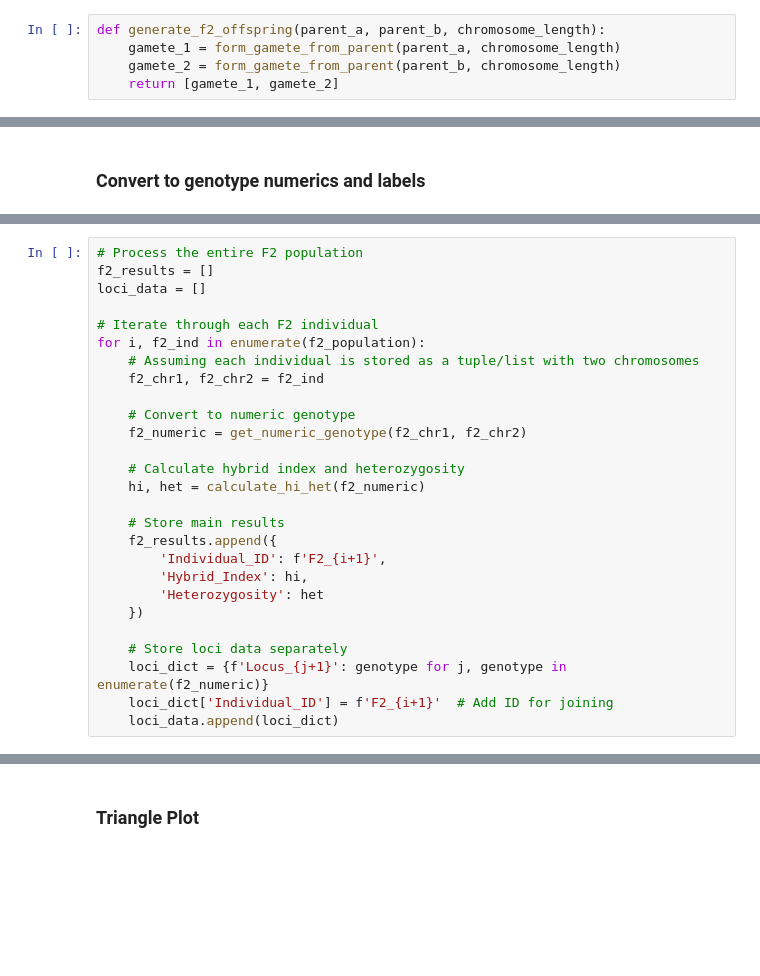
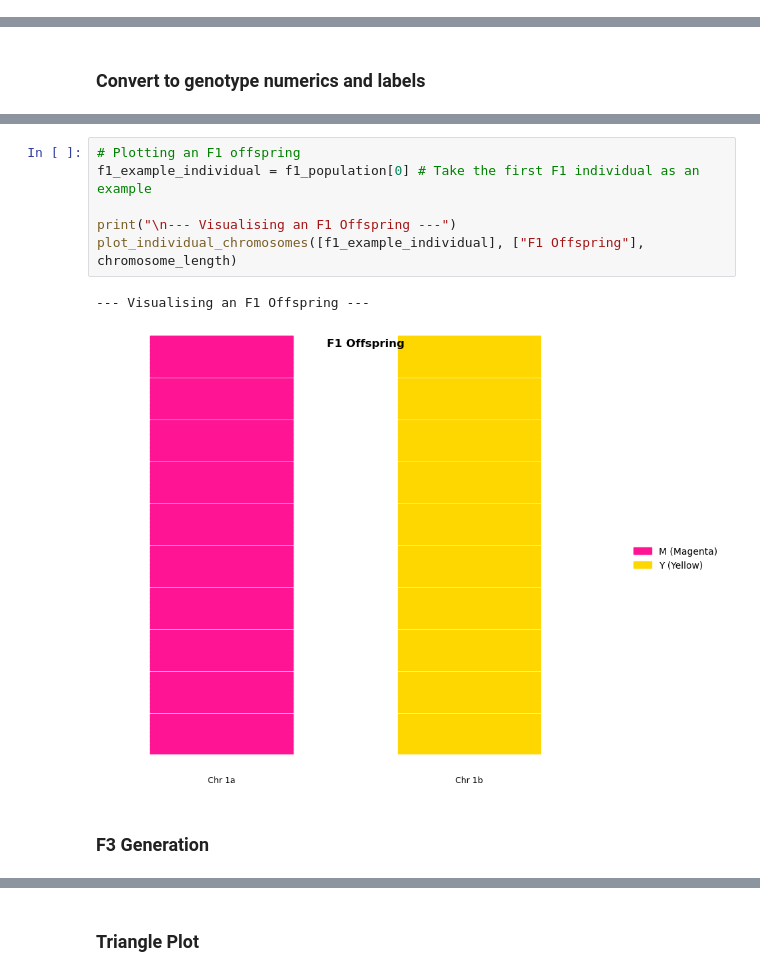
Before and after one commit to sophiagray2001/hybrid_sim_project, a Jupyter notebook: Hybrid_sim_v6.ipynb, the cells around one changed output, grey strips where cells are left out. Cells and saved outputs as stored; diff of their text form; blank space fills up the shorter version.

```diff
--- a/Hybrid_sim_v6.ipynb
+++ b/Hybrid_sim_v6.ipynb
@@ -131,5 +164,0 @@ def form_gamete_from_parent(parent, chromosome_length):
-# %%
-def generate_f2_offspring(parent_a, parent_b, chromosome_length):
-    gamete_1 = form_gamete_from_parent(parent_a, chromosome_length)
-    gamete_2 = form_gamete_from_parent(parent_b, chromosome_length)
-    return [gamete_1, gamete_2]
@@ -376,27 +412,0 @@ print(f"Heterozygosity: {f1_het:.3f}")
-# %%
-# Process the entire F2 population
-f2_results = []
-loci_data = []
-
-# Iterate through each F2 individual
-for i, f2_ind in enumerate(f2_population):
-    # Assuming each individual is stored as a tuple/list with two chromosomes
-    f2_chr1, f2_chr2 = f2_ind
-
-    # Convert to numeric genotype
-    f2_numeric = get_numeric_genotype(f2_chr1, f2_chr2)
-
-    # Calculate hybrid index and heterozygosity
-    hi, het = calculate_hi_het(f2_numeric)
-
-    # Store main results
-    f2_results.append({
-        'Individual_ID': f'F2_{i+1}',
-        'Hybrid_Index': hi,
-        'Heterozygosity': het
-    })
-
-    # Store loci data separately
-    loci_dict = {f'Locus_{j+1}': genotype for j, genotype in enumerate(f2_numeric)}
-    loci_dict['Individual_ID'] = f'F2_{i+1}'  # Add ID for joining
-    loci_data.append(loci_dict)
@@ -644,0 +620,11 @@ print("F2 Chromosome Genotype:", f2_chromosome)
+# %%
+# Plotting an F1 offspring
+f1_example_individual = f1_population[0] # Take the first F1 individual as an example
+
+print("\n--- Visualising an F1 Offspring ---")
+plot_individual_chromosomes([f1_example_individual], ["F1 Offspring"], chromosome_length)
+# %% [output]
+--- Visualising an F1 Offspring ---
+[figure, added]
+# %% [markdown]
+### F3 Generation
```
Also changed, not shown: parts of 71 cells of this notebook.
